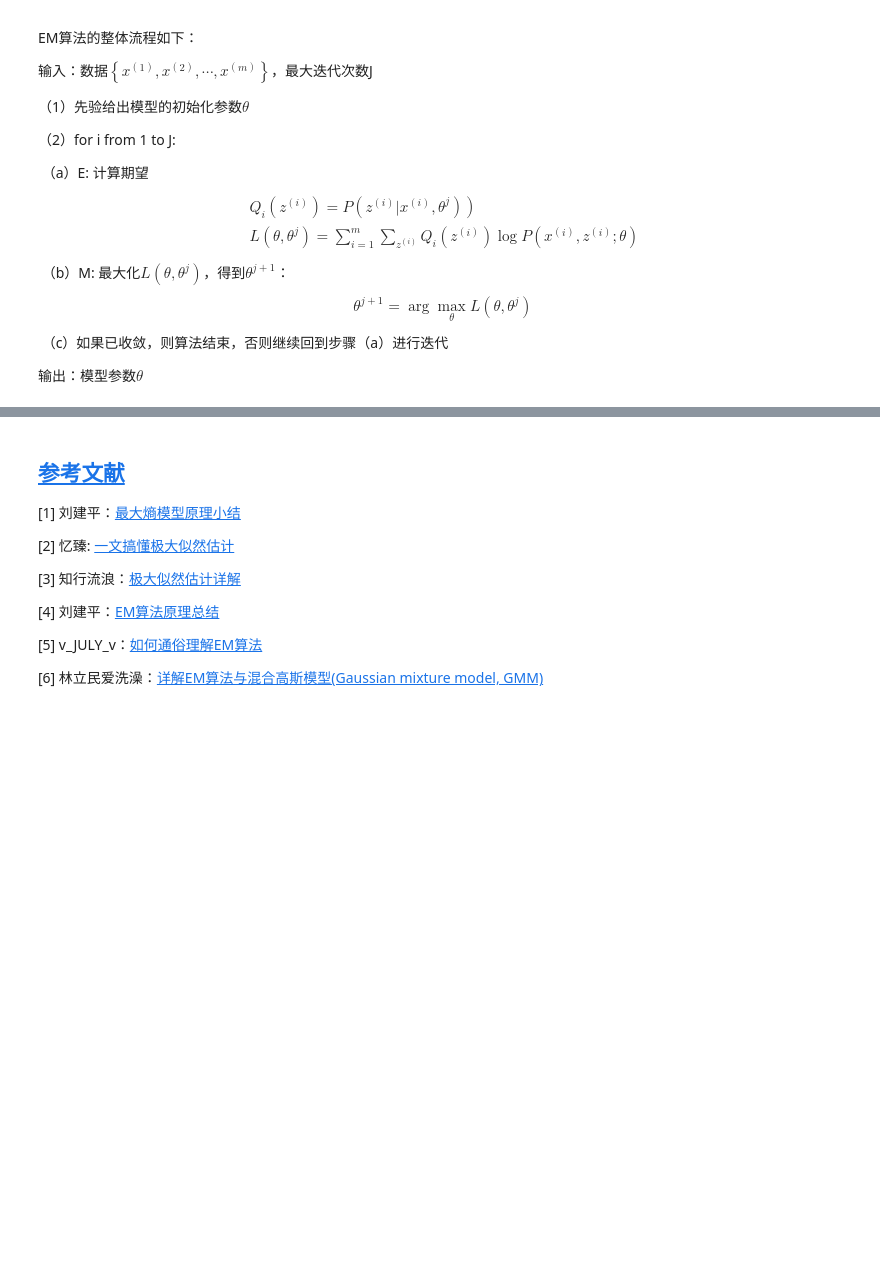
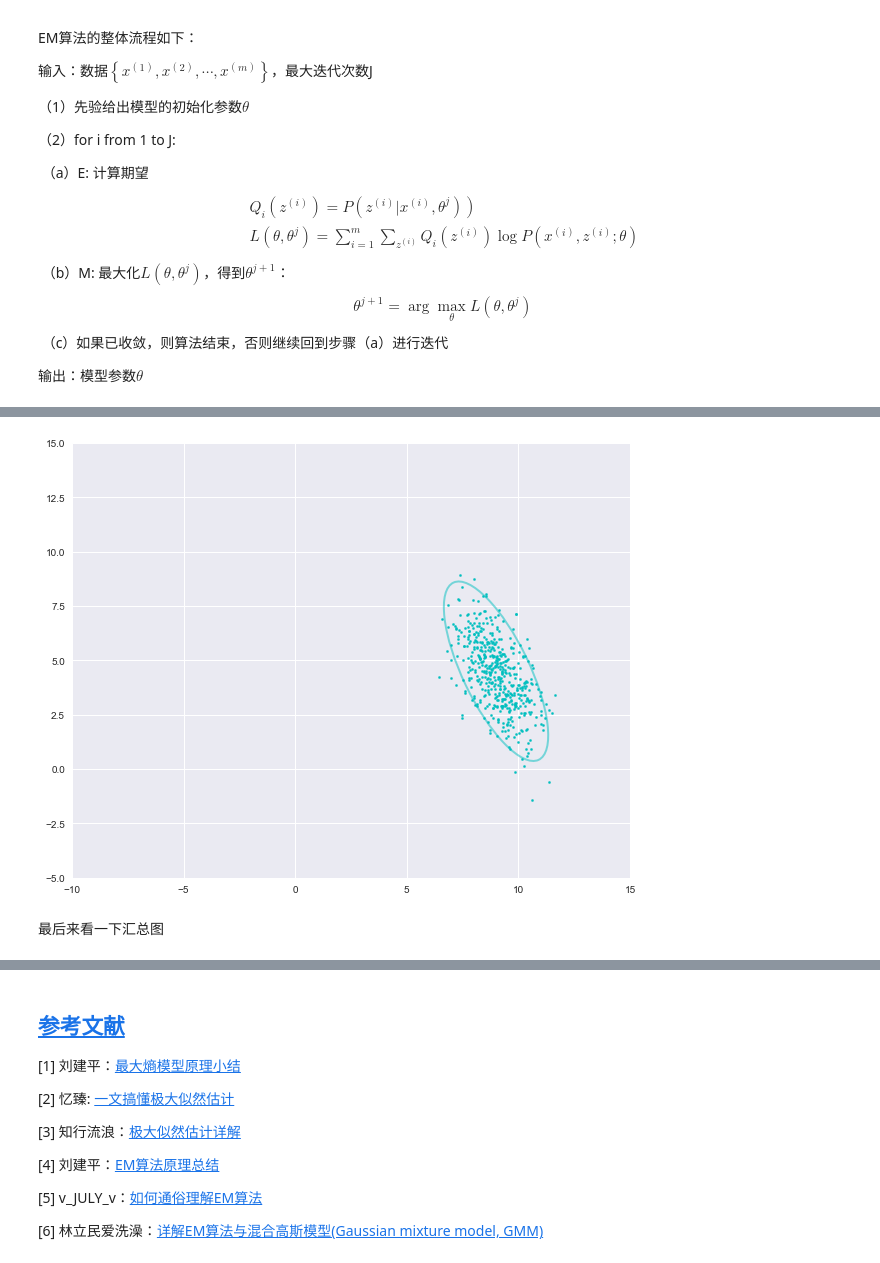
Before and after one commit to Knowledge-Precipitation-Tribe/Maximum-Entropy-Model-and-Expectation-maximization-algorithm, a Jupyter notebook: jupyter notebook/Maximum-Entropy-Model-and-Expectation-maximization-algorithm.ipynb, the cells around one changed output, grey strips where cells are left out. Cells and saved outputs as stored; diff of their text form; code cells hidden in the pictures; blank space fills up the shorter version.

```diff
--- a/jupyter notebook/Maximum-Entropy-Model-and-Expectation-maximization-algorithm.ipynb
+++ b/jupyter notebook/Maximum-Entropy-Model-and-Expectation-maximization-algorithm.ipynb
@@ -323,0 +368,8 @@ $$
+# %%
+num4, mu4, var4 = nums[3], true_Mu[3], true_Var[3]
+X4 = np.random.multivariate_normal(mu4, var[3], num4)
+plot_cluster(X4, [9, 4.5], [1, 3], 'c', 25)
+# %% [output]
+[figure, added]
+# %% [markdown]
+最后来看一下汇总图
```
Also changed, not shown: parts of 8 cells of this notebook, 2 other files.
